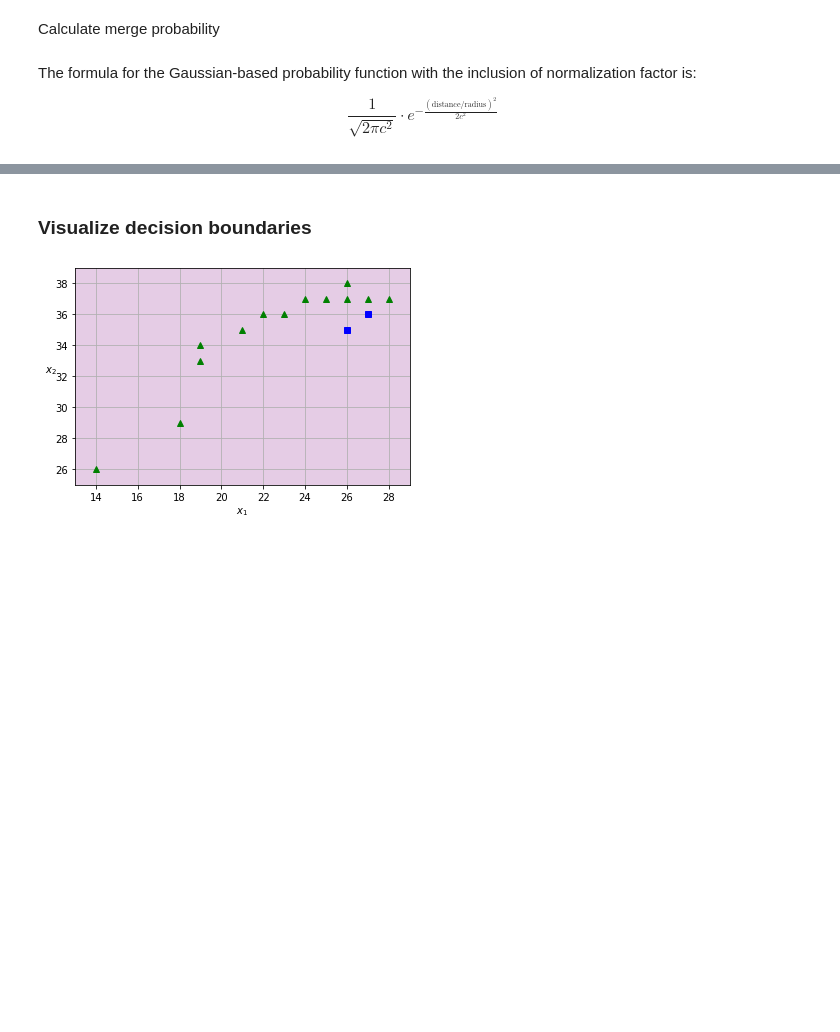
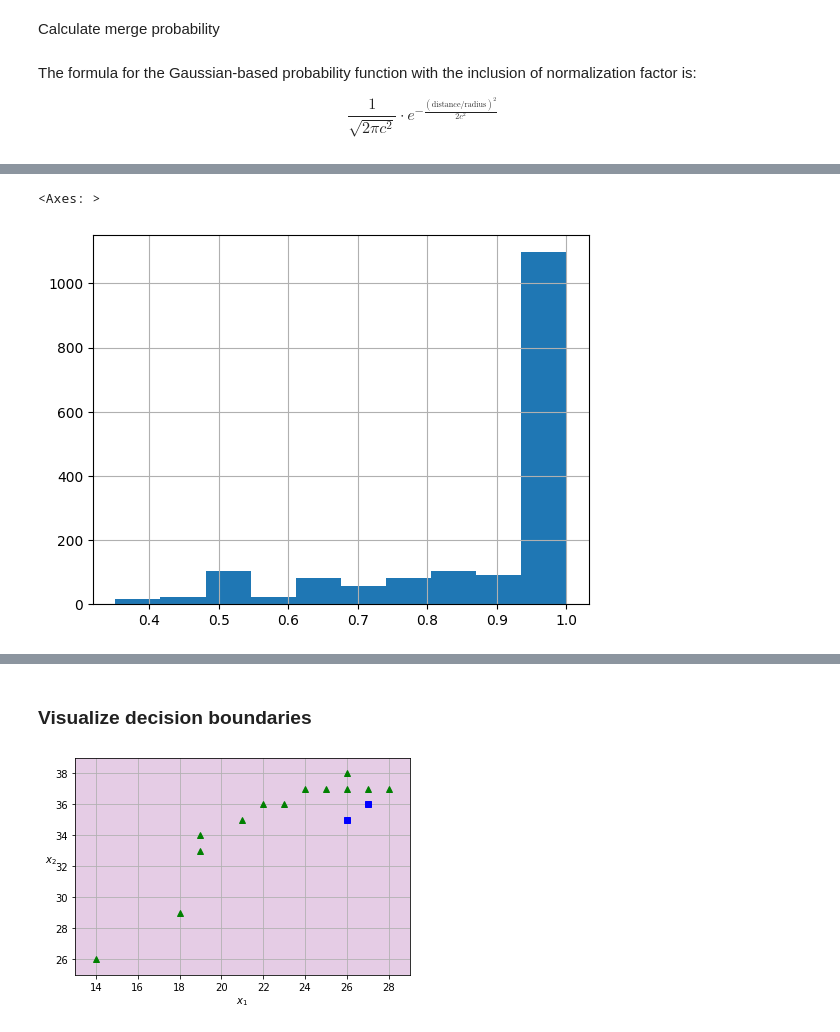
Before and after one commit to c4-lab/blf-attractor-algorithm, a Jupyter notebook: attractor_search.ipynb, the cells around one changed output, grey strips where cells are left out. Saved outputs shown, nothing was run; the diff lists cells and outputs as text; code cells hidden in the pictures; blank space fills up the shorter version.

```diff
--- a/attractor_search.ipynb
+++ b/attractor_search.ipynb
@@ -146,6 +218,9 @@ for index_a, index_b in zip(Merge_table.original_center_index, Merge_table.origi
     if converging_to_a.sum() <= min_number_of_points or converging_to_b.sum() <= min_number_of_points:
         continue
 
+    if converging_points.shape[0] > 100:
+        print("Big one")
+
     features = converging_points[['grid_x', 'grid_y']]
     labels = converging_points['label'].astype(int)
 
@@ -163,6 +238,11 @@ for index_a, index_b in zip(Merge_table.original_center_index, Merge_table.origi
     labels = converging_points['label'].astype(int)
     svm_models[(index_a, index_b)] = (svm, features, labels)
 
-    f1 = f1_score(labels, predictions)
+    f1 = f1_score(labels, predictions, labels=[0,1],average='weighted')
 
     Merge_table.loc[((Merge_table.original_center_index == index_a) & (Merge_table.original_neighbor_index == index_b) , 'svm_f1_hop_all')] = f1
+# %%
+Merge_table.svm_f1_hop_all.hist()
+# %% [output]
+<Axes: >
+[figure, added]
```
Also changed, not shown: parts of 11 cells of this notebook, 7 other files.
